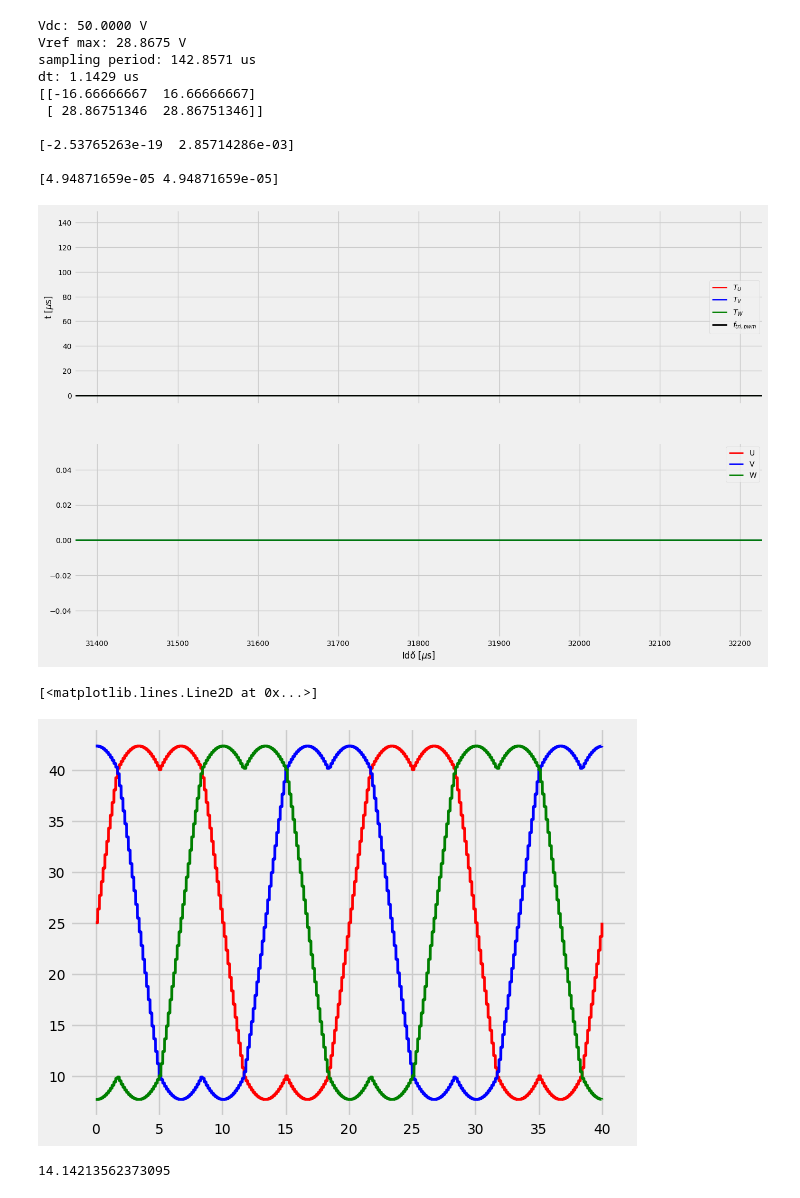
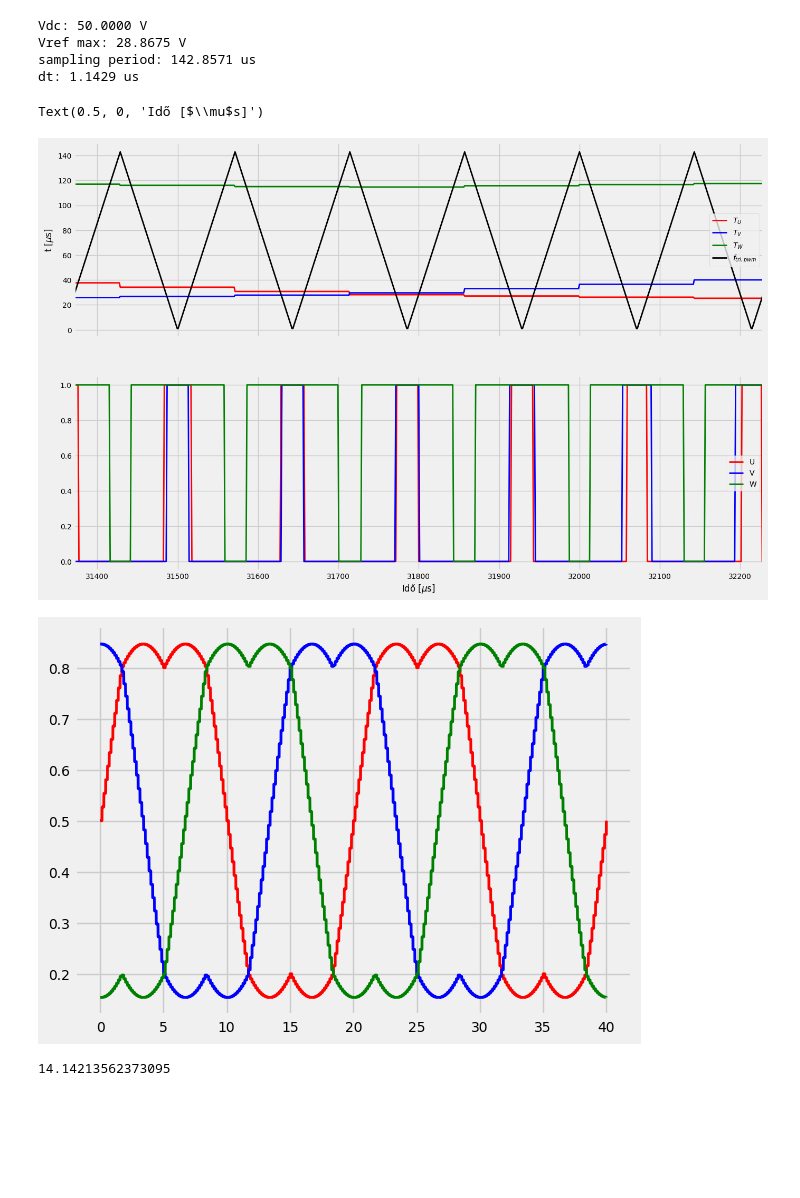
Before and after one commit to gadokrisztian/stm-svpwm, a Jupyter notebook: python/working.ipynb, the cells around one changed output. Drawn from its saved outputs; the diff is of its cells as text; code cells hidden in the pictures; blank space fills up the shorter version.

```diff
--- a/python/working.ipynb
+++ b/python/working.ipynb
@@ -65,6 +65,8 @@ Tsi = np.zeros((systick.shape[0], 3))
 vtrii = np.zeros_like(systick)
 s = 1
 
+dc = np.zeros((systick.shape[0], 3))
+
 
 dPeriod = int(np.ceil(Ts/dt))
 cmpr=1
@@ -120,6 +122,7 @@ for i, ti in enumerate(systick):
         cmpr = (np.dot(np.array([swl, swr]).T, T) +  Toff / 2).ravel()
 
 
+    dc[i] = cmpr / Ts
     vtri = Ts*(0.5 + 0.5 * ftri(ti+Ts/4, Ts, 1))
     Tsi[i] = cmpr
     vtrii[i] = vtri
@@ -133,7 +136,7 @@ for i, ti in enumerate(systick):
     if cmpr[2] >= vtri:
         W[i] = 1.0
 
-
+'''
 np.savetxt("U.txt", np.array([systick, U*5]).T, fmt='%1.8f')
 np.savetxt("V.txt", np.array([systick, V*5]).T, fmt='%1.8f')
 np.savetxt("W.txt", np.array([systick, W*5]).T, fmt='%1.8f')
@@ -141,6 +144,7 @@ np.savetxt("W.txt", np.array([systick, W*5]).T, fmt='%1.8f')
 np.savetxt("U1.txt", np.array([systick, U * Vdc]).T, fmt='%1.8f')
 np.savetxt("V1.txt", np.array([systick, V * Vdc]).T, fmt='%1.8f')
 np.savetxt("W1.txt", np.array([systick, W * Vdc]).T, fmt='%1.8f')
+'''
 systick = systick*1e6
 
 
@@ -154,43 +158,38 @@ idx = np.logical_and(systick <= lm[1], systick >= lm[0])
 Tsi = Tsi[idx]
 vtrii = vtrii[idx]
 U = U[idx]
 V = V[idx]
 W = W[idx]
 systick = systick[idx]
 '''
 
 fig, ax = plt.subplots(2, 1, figsize=(15, 10), sharex='all')
 ax[0].plot(systick, Tsi[:, 0]*1e6, 'r-', label=r'$T_{U}$')
 ax[0].plot(systick, Tsi[:, 1]*1e6, 'b-', label=r'$T_{V}$')
 ax[0].plot(systick, Tsi[:, 2]*1e6, 'g-', label=r'$T_{W}$')
 ax[0].plot(systick, vtrii*1e6, 'k-', label=r'$f_{tri,pwm}$')
 
 ax[0].set_ylabel(r"t [$\mu$s]")
 
 ax[1].plot(systick, U, 'r-', label='U')
 ax[1].plot(systick, V, 'b-', label='V')
 ax[1].plot(systick, W, 'g-', label='W')
 
 ax[0].legend(loc='right')
 ax[1].legend()
 ax[0].set_xlim(lm);
 ax[1].set_xlim(lm);
 plt.xlabel(r'Idő [$\mu$s]')
-plt.savefig("media/svpwm.png", dpi=300, bbox_inches='tight')
+#plt.savefig("media/svpwm.png", dpi=300, bbox_inches='tight')
 # %% [output]
 Vdc: 50.0000 V
 Vref max: 28.8675 V
 sampling period: 142.8571 us
 dt: 1.1429 us
-[[-16.66666667  16.66666667]
- [ 28.86751346  28.86751346]]
-
-[-2.53765263e-19  2.85714286e-03]
-
-[4.94871659e-05 4.94871659e-05]
+Text(0.5, 0, 'Idő [$\\mu$s]')
-[figure, old version]
+[figure, new version]
 # %%
-a,b,c = Tsi.T/Ts * Vdc
+a,b,c = Tsi.T/Ts #* Vdc
 
 '''
 plt.plot(systick, a-b)
@@ -198,12 +197,11 @@ plt.plot(systick, a-c)
 plt.plot(systick, b-c)
 '''
 
-plt.plot(systick/1e3, a, 'r')
-plt.plot(systick/1e3, b, 'b')
-plt.plot(systick/1e3, c, 'g')
+plt.plot(systick/1e3, a, 'r');
+plt.plot(systick/1e3, b, 'b');
+plt.plot(systick/1e3, c, 'g');
 # %% [output]
-[<matplotlib.lines.Line2D at 0x...>]
-[figure, old version]
+[figure, new version]
 # %%
 sq3 = np.sqrt(3)
 sq2 = np.sqrt(2)
```
Also changed, not shown: parts of 3 cells of this notebook, 4 other files.
